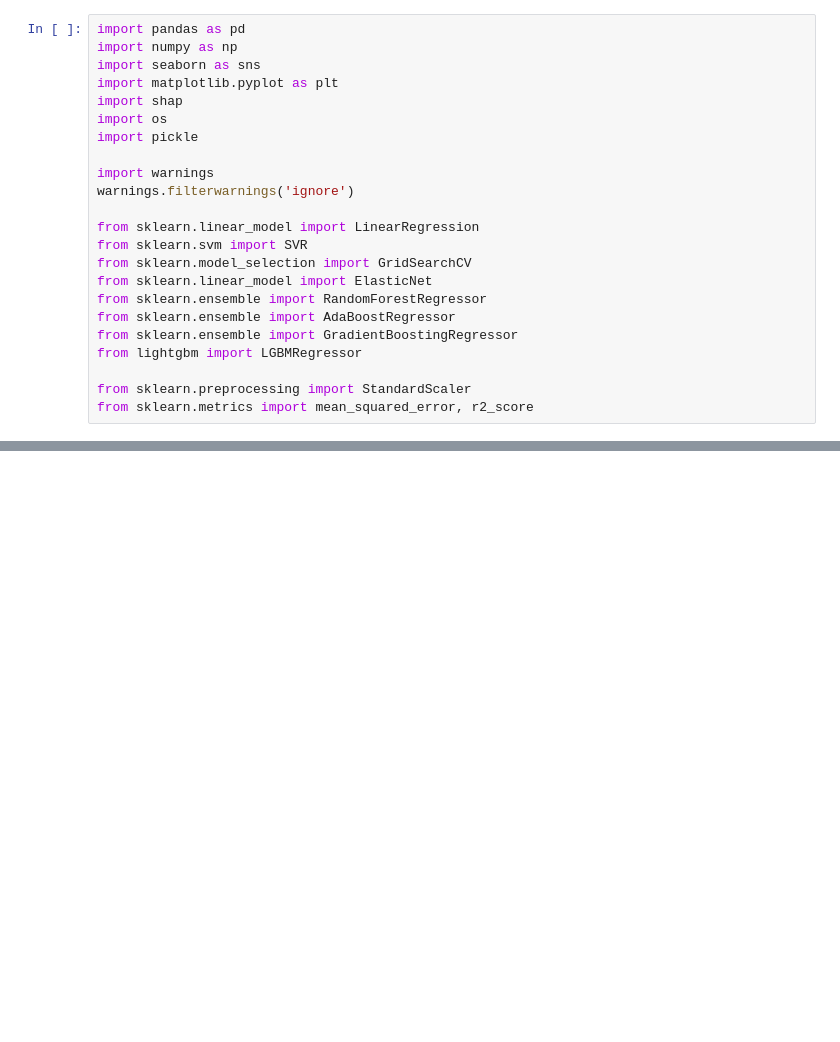
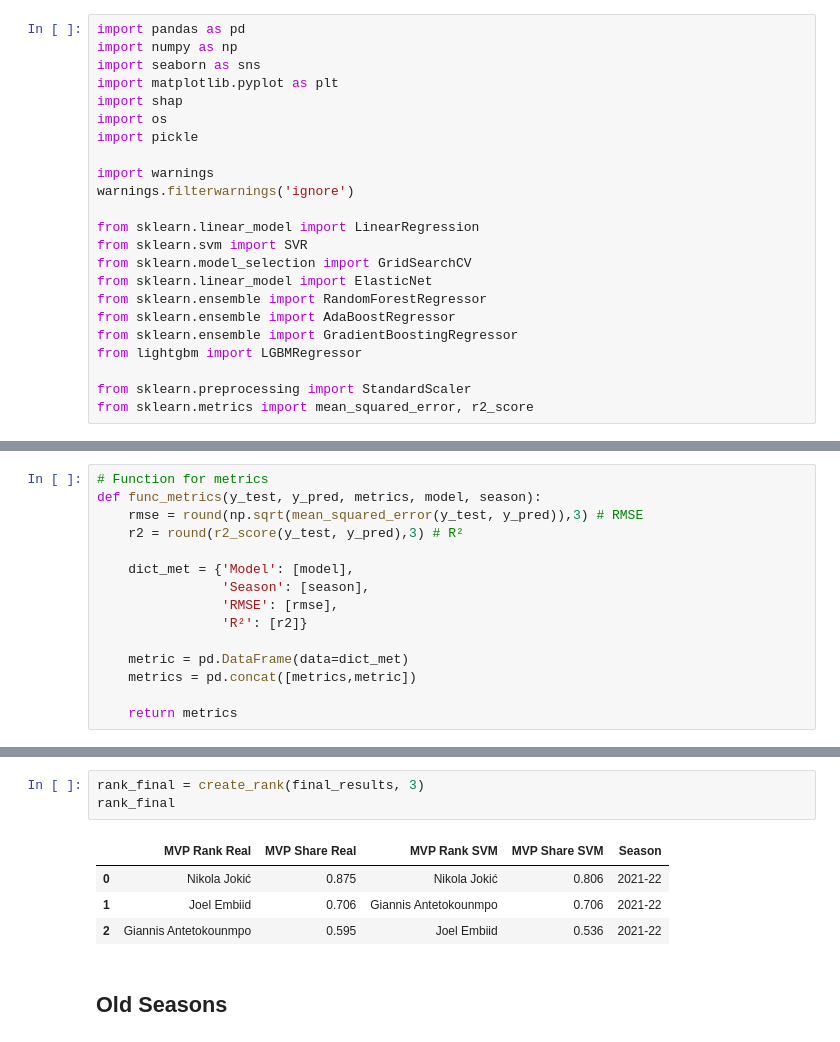
Before and after one commit to Ivan-Garcia-S/NBA_MIP_Predictor, a Jupyter notebook: MIP_Model.ipynb, the cells around one changed output, grey strips where cells are left out. Cells and saved outputs as stored; diff of their text form; blank space fills up the shorter version.

```diff
--- a/MIP_Model.ipynb
+++ b/MIP_Model.ipynb
@@ -34,0 +223,15 @@ sep = r'/'
+# %%
+# Function for metrics
+def func_metrics(y_test, y_pred, metrics, model, season):
+    rmse = round(np.sqrt(mean_squared_error(y_test, y_pred)),3) # RMSE
+    r2 = round(r2_score(y_test, y_pred),3) # R²
+
+    dict_met = {'Model': [model],
+                'Season': [season],
+                'RMSE': [rmse],
+                'R²': [r2]}
+
+    metric = pd.DataFrame(data=dict_met)
+    metrics = pd.concat([metrics,metric])
+
+    return metrics
@@ -34,0 +418,10 @@ sep = r'/'
+# %%
+rank_final = create_rank(final_results, 3)
+rank_final
+# %% [output]
+|  | MVP Rank Real | MVP Share Real | MVP Rank SVM | MVP Share SVM | Season |
+| 0 | Nikola Jokić | 0.875 | Nikola Jokić | 0.806 | 2021-22 |
+| 1 | Joel Embiid | 0.706 | Giannis Antetokounmpo | 0.706 | 2021-22 |
+| 2 | Giannis Antetokounmpo | 0.595 | Joel Embiid | 0.536 | 2021-22 |
+# %% [markdown]
+##  Old Seasons
```
Also changed, not shown: parts of 20 cells of this notebook.
